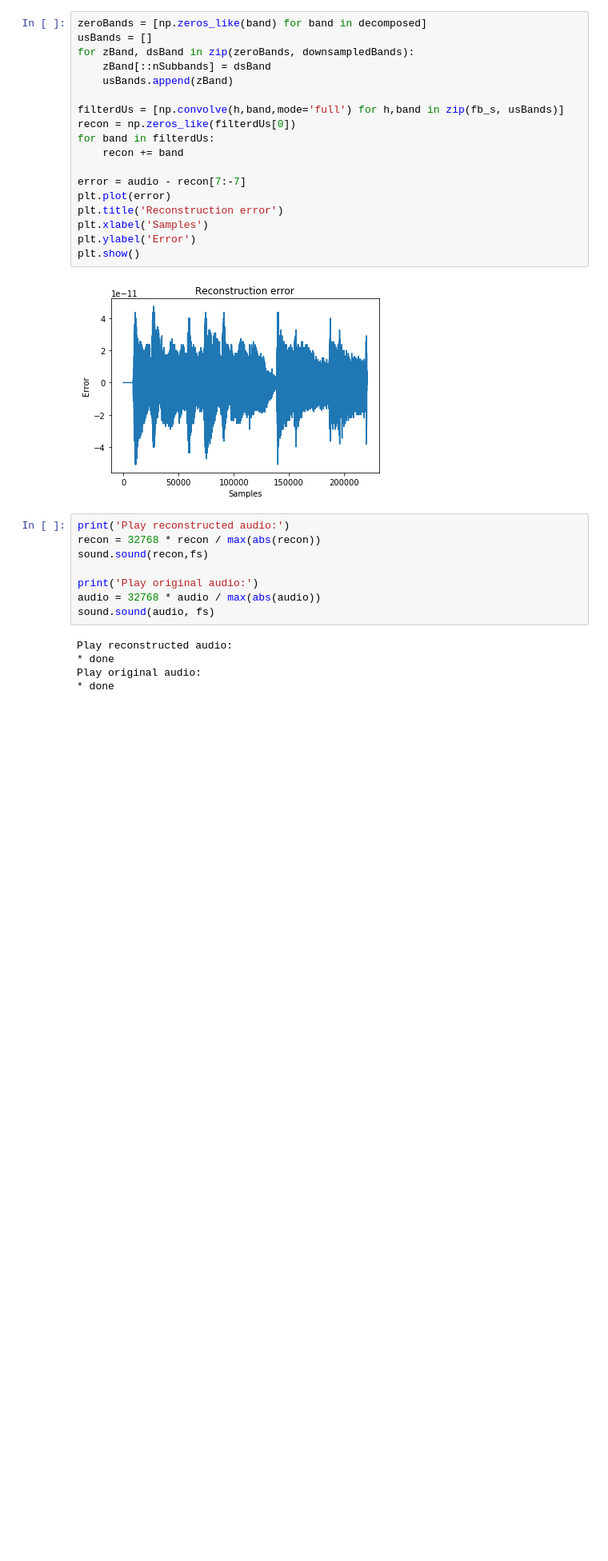
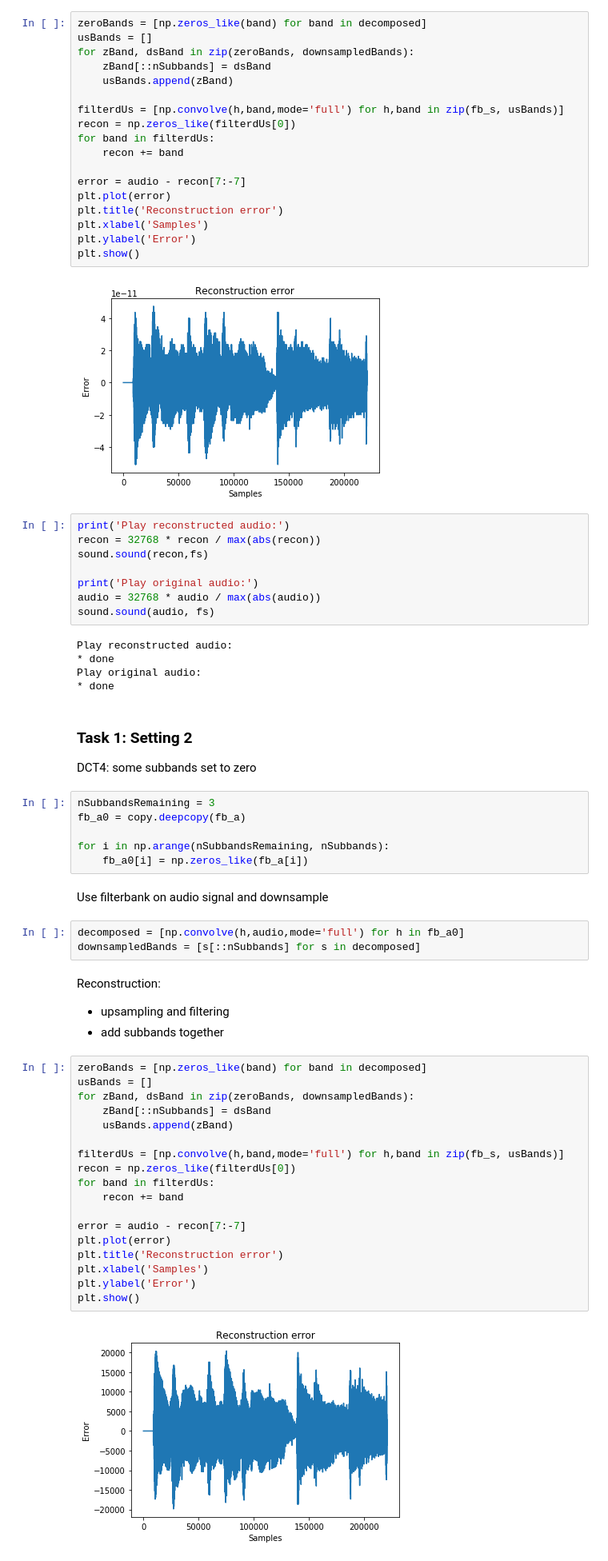
Before and after one commit to jole6826/MRSP, a Jupyter notebook: MRSP_sem5.ipynb, the cells around one changed output. Shown at 80% size. Saved outputs shown, nothing was run; the diff lists cells and outputs as text; blank space fills up the shorter version.

Commit message:
Task1: Setting2
Klappt auch

```diff
--- a/MRSP_sem5.ipynb
+++ b/MRSP_sem5.ipynb
@@ -121,3 +122,42 @@ Play reconstructed audio:
 * done
 Play original audio:
 * done
+# %% [markdown]
+### Task 1: Setting 2
+
+DCT4: some subbands set to zero
+# %%
+nSubbandsRemaining = 3
+fb_a0 = copy.deepcopy(fb_a)
+
+for i in np.arange(nSubbandsRemaining, nSubbands):
+    fb_a0[i] = np.zeros_like(fb_a[i])
+# %% [markdown]
+Use filterbank on audio signal and downsample
+# %%
+decomposed = [np.convolve(h,audio,mode='full') for h in fb_a0]
+downsampledBands = [s[::nSubbands] for s in decomposed]
+# %% [markdown]
+Reconstruction:
+* upsampling and filtering
+* add subbands together
+# %%
+zeroBands = [np.zeros_like(band) for band in decomposed]
+usBands = []
+for zBand, dsBand in zip(zeroBands, downsampledBands):
+    zBand[::nSubbands] = dsBand
+    usBands.append(zBand)
+
+filterdUs = [np.convolve(h,band,mode='full') for h,band in zip(fb_s, usBands)]
+recon = np.zeros_like(filterdUs[0])
+for band in filterdUs:
+    recon += band
+
+error = audio - recon[7:-7]
+plt.plot(error)
+plt.title('Reconstruction error')
+plt.xlabel('Samples')
+plt.ylabel('Error')
+plt.show()
+# %% [output]
+[figure, added]
```
Also changed, not shown: parts of 2 cells of this notebook.
